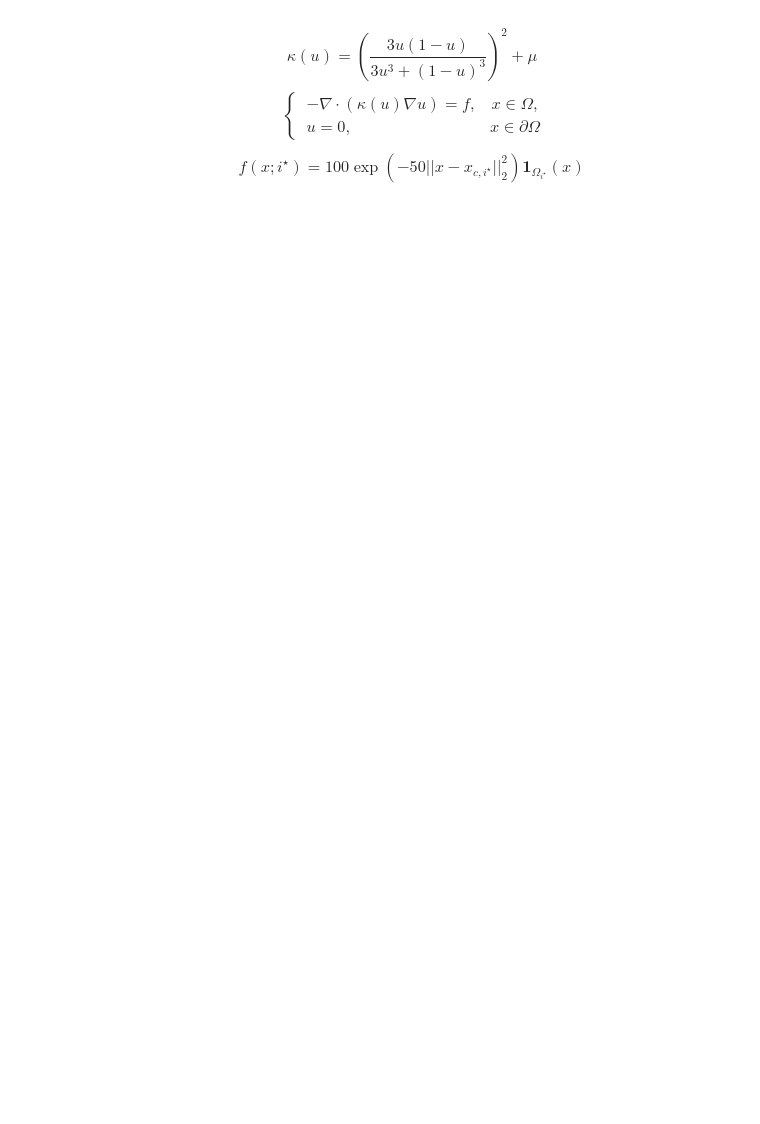
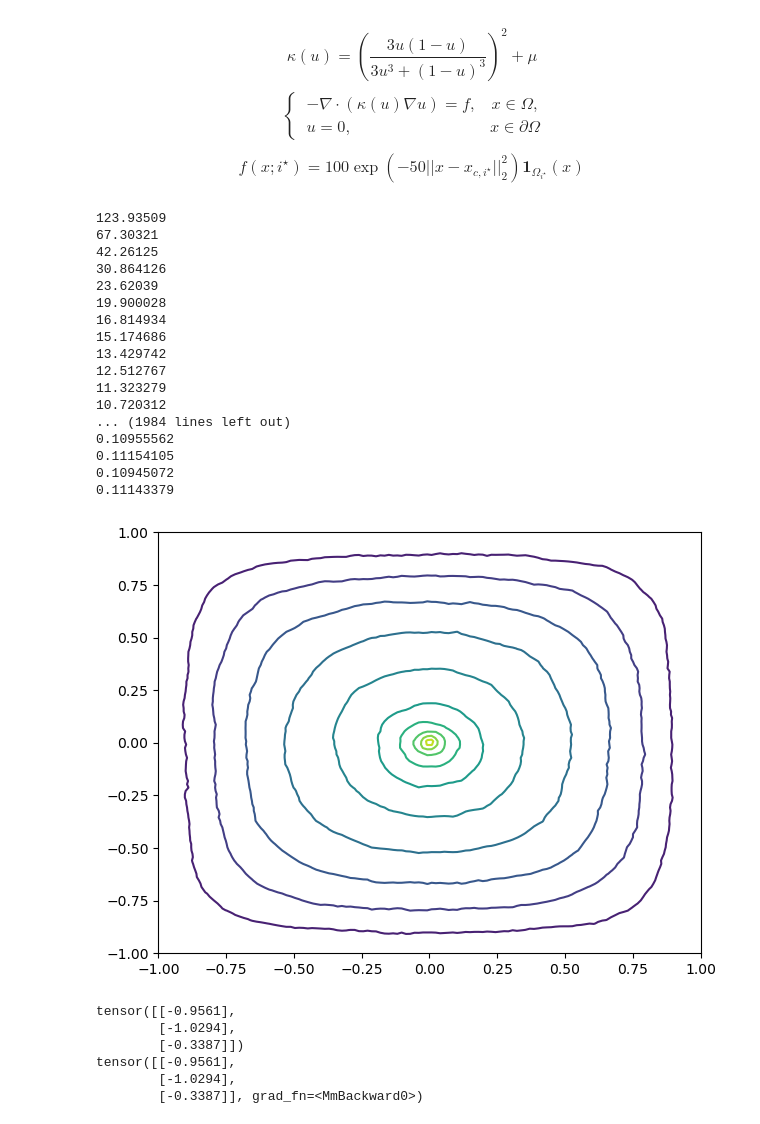
Before and after one commit to dljjqy/DSM, a Jupyter notebook: ordinary_test.ipynb, the cells around one changed output. Drawn from its saved outputs; the diff is of its cells as text; code cells hidden in the pictures; blank space fills up the shorter version.

```diff
--- a/ordinary_test.ipynb
+++ b/ordinary_test.ipynb
@@ -16,4 +16,77 @@ $$
 $$
 	f(x; i^\star) = 100 \exp(-50 ||x - x_{c, i^\star}||_2^2)\mathbf{1}_{\Omega_{i^\star}}(x)
 $$
+# %%
+from utils import reaction_A, reaction_b_dir
+import numpy as np
+import matplotlib.pyplot as plt
+from scipy.sparse.linalg import spsolve
+from utils import normal
+
+def steepest_descent(A, b, x0, maxiter):
+	x = x0
+	for i in range(maxiter):
+		r = b - A@x
+		alpha = np.dot(r, r) / np.dot(r, A@r)
+		x = x + alpha * r
+		print(np.linalg.norm(A@x - b))
+	return x
+
+
+N = 128
+h = 2 / (N-1)
+k = 2
+xx, yy = np.meshgrid(
+	np.linspace(-1, 1, N),
+	np.linspace(-1, 1, N),
+)
+f = normal(xx, yy, h, (0, 0))
+kappa = np.random.uniform(0.1, 2, (N, N))
+A = reaction_A(N, kappa).astype(np.float32)
+b = reaction_b_dir(f, 0, h)
+
+u = steepest_descent(A, b.astype(np.float32), np.random.rand(N**2).astype(np.float32), 2000).reshape(N, N)
+# u = spsolve(A.tocsr(), b).reshape(N, N)
+plt.contour(xx, yy, u, levels=10)
+# plt.colorbar()
+plt.tight_layout()
+plt.show()
+# %% [output]
+123.93509
+67.30321
+42.26125
+30.864126
+23.62039
+19.900028
+16.814934
+15.174686
+13.429742
+12.512767
+11.323279
+10.720312
+... (1984 lines left out)
+0.10955562
+0.11154105
+0.10945072
+0.11143379
+[figure, added]
+# %%
+import torch
+from torch.autograd import grad
+A = torch.rand(3, 3)
+x = torch.rand(3, 1)
+x.requires_grad = True
+b = torch.rand(3, 1)
+r = A @ x - b
+l = r.T @ r
+dfdx = grad(l, x)[0]
+print(dfdx)
+print(2 * A.T@r)
+# %% [output]
+tensor([[-0.9561],
+        [-1.0294],
+        [-0.3387]])
+tensor([[-0.9561],
+        [-1.0294],
+        [-0.3387]], grad_fn=<MmBackward0>)
 # %%
```
Also changed, not shown: parts of 8 cells of this notebook, 46 other files.
